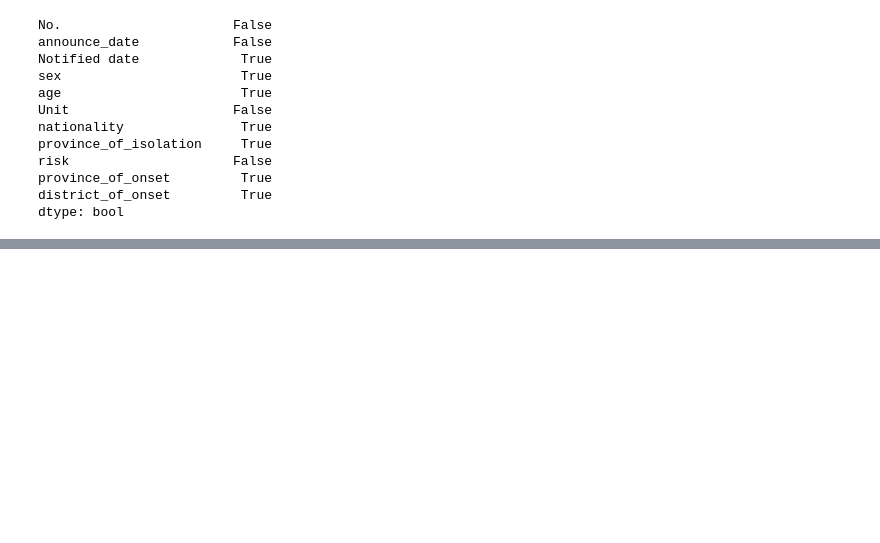
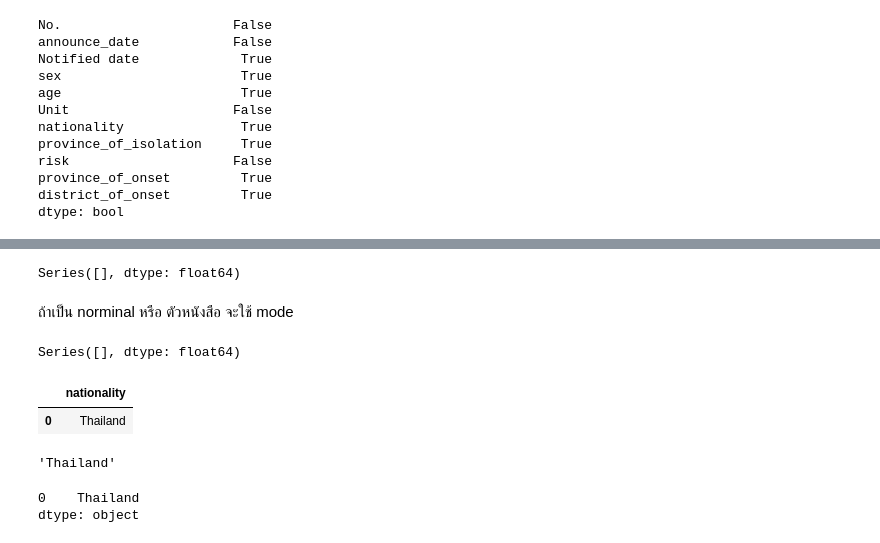
Before and after one commit to 623020514-5/DWDM21, a Jupyter notebook: Data_Preprocessing(Chapter3).ipynb, the cells around one changed output, grey strips where cells are left out. Cells and saved outputs as stored; diff of their text form; code cells hidden in the pictures; blank space fills up the shorter version.

```diff
--- a/Data_Preprocessing(Chapter3).ipynb
+++ b/Data_Preprocessing(Chapter3).ipynb
@@ -334,0 +370,24 @@ dtype: bool
+# %%
+data[['age']].mean() #ตรวจสอบดูค่ากลางอีกครั้ง
+# %% [output]
+Series([], dtype: float64)
+# %% [markdown]
+ถ้าเป็น norminal หรือ ตัวหนังสือ จะใช้ mode
+# %%
+data[['nationality']].mean()
+# %% [output]
+Series([], dtype: float64)
+# %%
+data[['nationality']].mode()
+# %% [output]
+|  | nationality |
+| 0 | Thailand |
+# %%
+data[['nationality']].mode().iloc[0,0]
+# %% [output]
+'Thailand'
+# %%
+data['nationality'].mode()
+# %% [output]
+0    Thailand
+dtype: object
```
Also changed, not shown: parts of 14 cells of this notebook.
